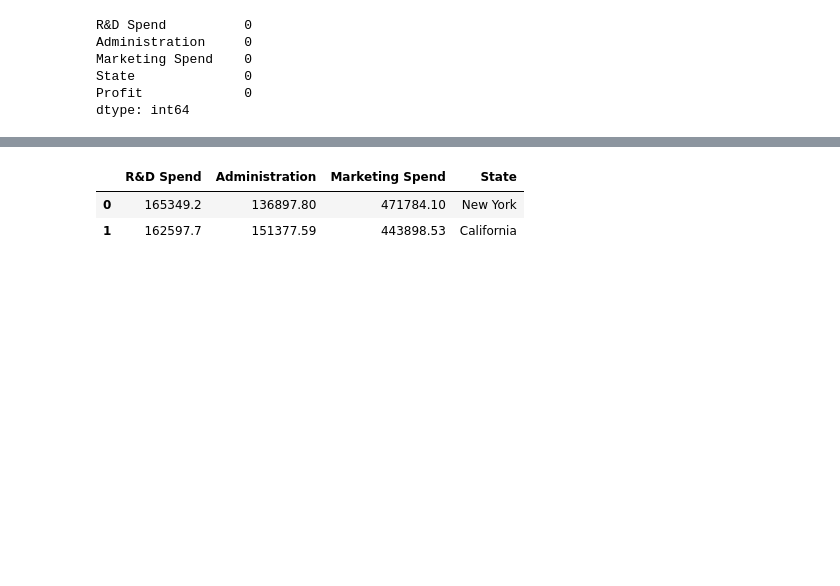
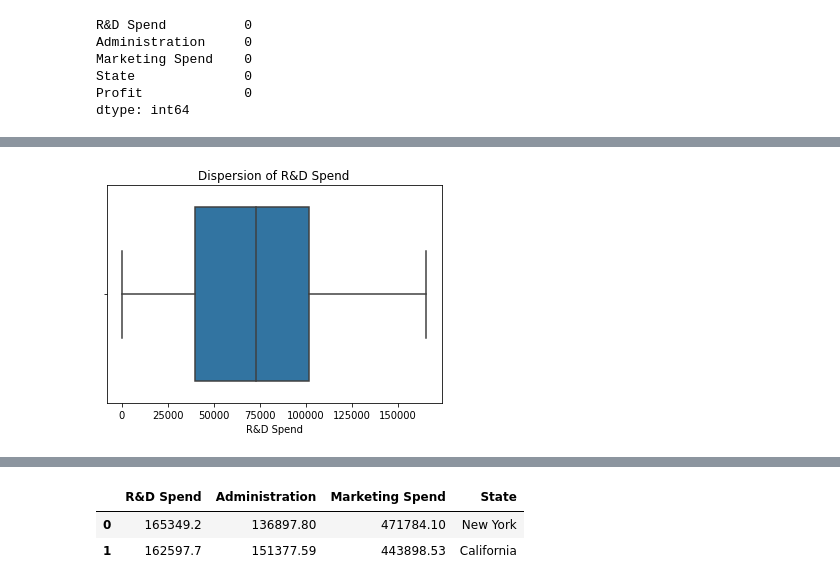
Before and after one commit to RupaBaskar/Multiple-Regressions-Projects, a Jupyter notebook: Profit prediction for startups.ipynb, the cells around one changed output, grey strips where cells are left out. Cells and saved outputs as stored; diff of their text form; code cells hidden in the pictures; blank space fills up the shorter version.

```diff
--- a/Profit prediction for startups.ipynb
+++ b/Profit prediction for startups.ipynb
@@ -33,0 +40,6 @@ dtype: int64
+# %%
+ax = sns.boxplot(data['R&D Spend'])
+ax.set_title('Dispersion of R&D Spend')
+plt.show(ax)
+# %% [output]
+[figure, added]
```
Also changed, not shown: parts of 10 cells of this notebook.
